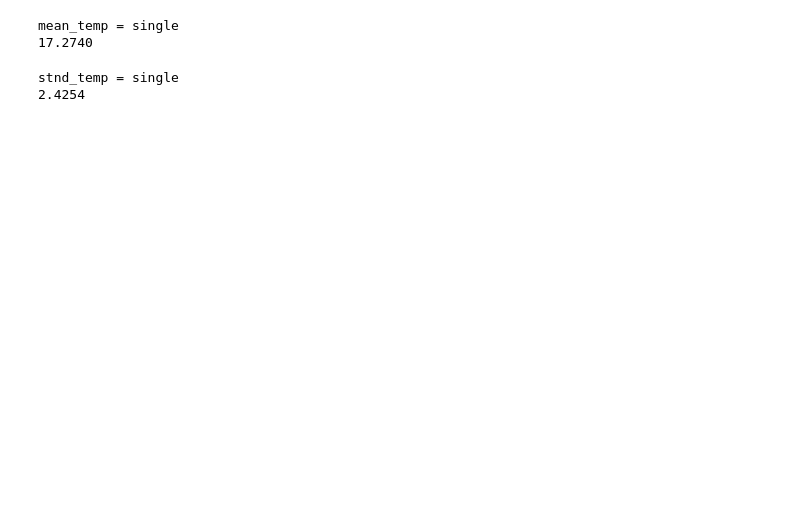
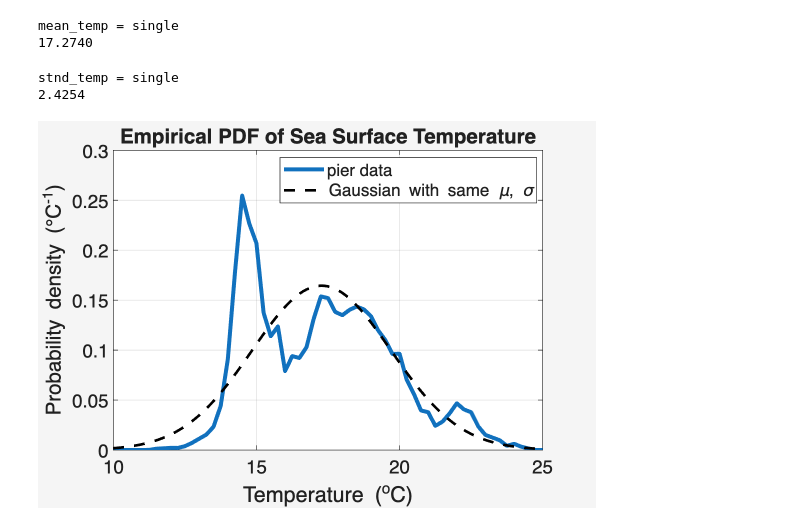
Before and after one commit to ElyDawson/SIO221a_Github_code_2026, a Jupyter notebook: submissions/ELY-DAWSON/HW1.ipynb, the cells around one changed output. Saved outputs shown, nothing was run; the diff lists cells and outputs as text; code cells hidden in the pictures; blank space fills up the shorter version.

```diff
--- a/submissions/ELY-DAWSON/HW1.ipynb
+++ b/submissions/ELY-DAWSON/HW1.ipynb
@@ -100,0 +109,19 @@ stnd_temp = single
+# %%
+bin_size = 0.25;
+[number_per_bin, bins] = hist(pier.temperature, 10:bin_size:25);
+mu = mean_temp;
+sig = stnd_temp;
+x = 10:.05:25;
+gauss = 1./sig./sqrt(2*pi).*exp(-(x - mu).^2./2./sig.^2);
+
+figure(2); clf
+plot(bins, number_per_bin/sum(number_per_bin)/bin_size, 'LineWidth', 3)
+hold on
+plot(x, gauss, 'k--', 'LineWidth', 2)
+legend('pier data','Gaussian with same \mu, \sigma','Location','best')
+xlabel('Temperature (^oC)','FontSize',16)
+ylabel('Probability density (°C^{-1})')
+title('Empirical PDF of Sea Surface Temperature')
+grid on
+# %% [output]
+[figure, added]
```
Also changed, not shown: parts of 15 cells of this notebook.
